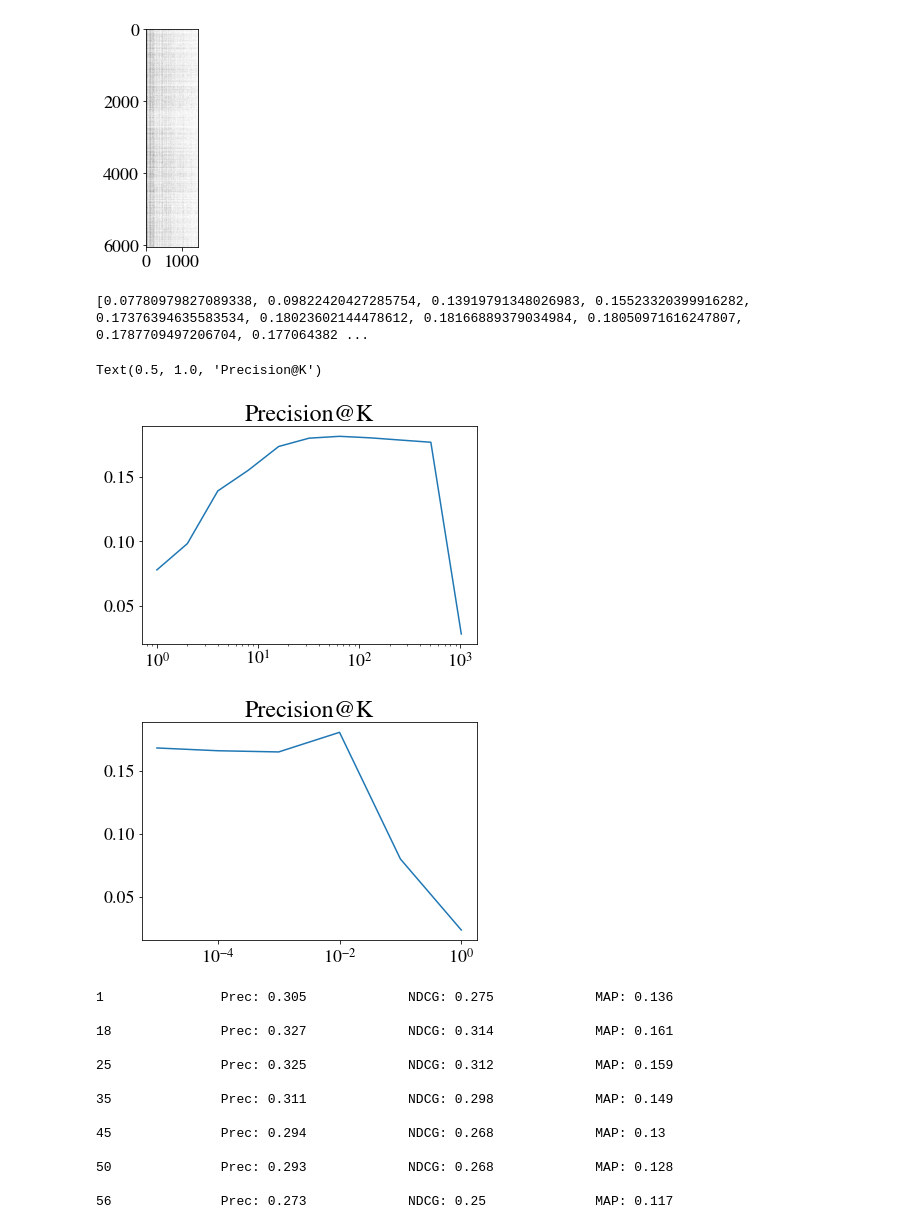
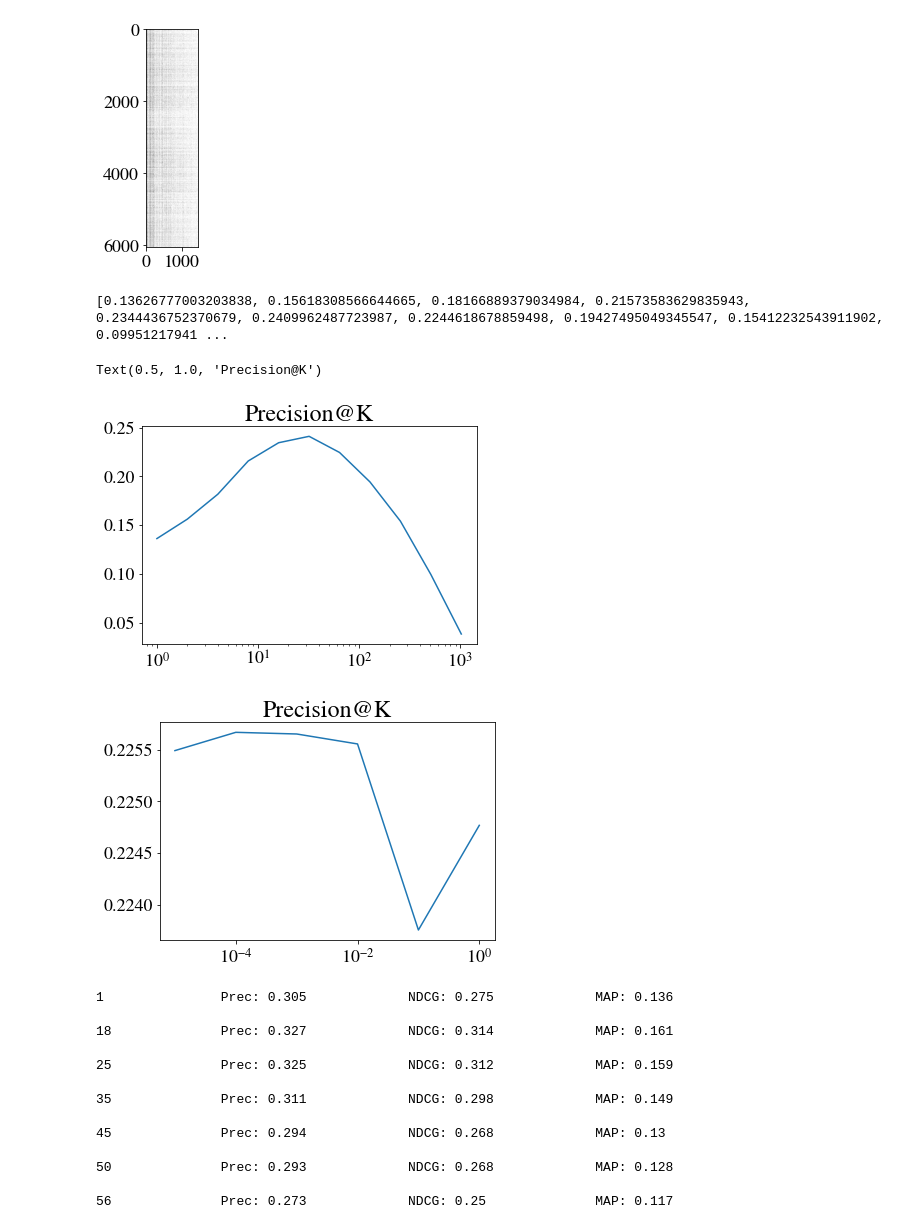
Before and after one commit to dliu18/moe-cf, a Jupyter notebook: notebooks/Matrix Factorization.ipynb, the cells around one changed output. Cells and saved outputs as stored; diff of their text form; code cells hidden in the pictures.

```diff
--- a/notebooks/Matrix Factorization.ipynb
+++ b/notebooks/Matrix Factorization.ipynb
@@ -222,10 +222,12 @@ ndcgs = []
 maps = []
 
 for r in tqdm(rs):
-    bpr_model = bpr.BayesianPersonalizedRanking(factors=r, iterations=100)
-    bpr_model.fit(X_train, show_progress=False)
+#     ranking_model = bpr.BayesianPersonalizedRanking(factors=r, iterations=100)
+    ranking_model = als.AlternatingLeastSquares(factors=r, iterations=100)
 
-    ranking_metrics = ranking_metrics_at_k(bpr_model, X_train, X_val, K=20, show_progress=False)
+    ranking_model.fit(X_train, show_progress=False)
+
+    ranking_metrics = ranking_metrics_at_k(ranking_model, X_train, X_val, K=20, show_progress=False)
 
     precs.append(ranking_metrics["precision"])
     ndcgs.append(ranking_metrics["ndcg"])
@@ -233,39 +235,41 @@ for r in tqdm(rs):
 
 fig, ax = plt.subplots()
 ax.plot(rs, precs)
 ax.set_xscale("log")
 ax.set_title("Precision@K")
 print(precs)
 
 precs = []
 
 for reg in tqdm(regs):
-    bpr_model = bpr.BayesianPersonalizedRanking(factors=64, regularization=reg)
-    bpr_model.fit(X_train, show_progress=False)
+#     ranking_model = bpr.BayesianPersonalizedRanking(factors=64, regularization=reg)
+    ranking_model = als.AlternatingLeastSquares(factors=64, regularization=reg)
 
-    ranking_metrics = ranking_metrics_at_k(bpr_model, X_train, X_val, K=20, show_progress=False)
+    ranking_model.fit(X_train, show_progress=False)
+
+    ranking_metrics = ranking_metrics_at_k(ranking_model, X_train, X_val, K=20, show_progress=False)
 
     precs.append(ranking_metrics["precision"])
     ndcgs.append(ranking_metrics["ndcg"])
     maps.append(ranking_metrics["map"])
 
 fig, ax = plt.subplots()
 ax.plot(regs, precs)
 ax.set_xscale("log")
 ax.set_title("Precision@K")
 
 # fig, ax = plt.subplots()
 # ax.plot(rs, ndcgs)
 # ax.set_title("NDCG@K")
 
 # fig, ax = plt.subplots()
 # ax.plot(rs, maps)
 # ax.set_title("MAP@K")
 # %% [output]
-[0.07780979827089338, 0.09822420427285754, 0.13919791348026983, 0.15523320399916282, 0.17376394635583534, 0.18023602144478612, 0.18166889379034984, 0.18050971616247807, 0.1787709497206704, 0.177064382 ...
+[0.13626777003203838, 0.15618308566644665, 0.18166889379034984, 0.21573583629835943, 0.2344436752370679, 0.2409962487723987, 0.2244618678859498, 0.19427495049345547, 0.15412232543911902, 0.09951217941 ...
 Text(0.5, 1.0, 'Precision@K')
-[figure, old version]
+[figure, new version]
-[figure, old version]
+[figure, new version]
 # %%
 # Group level performance on the full dataset
 
```
Also changed, not shown: parts of 1 cell of this notebook, 40 other files.
